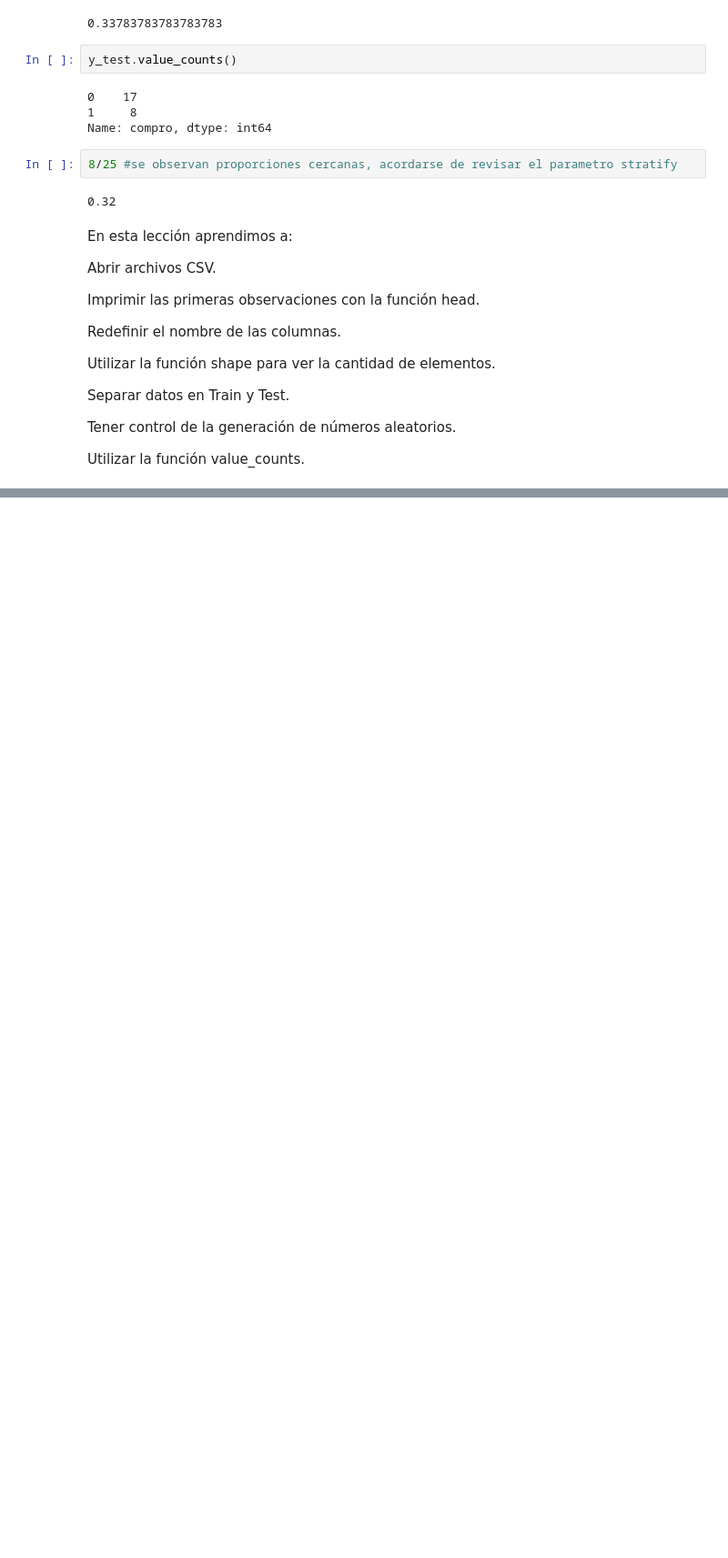
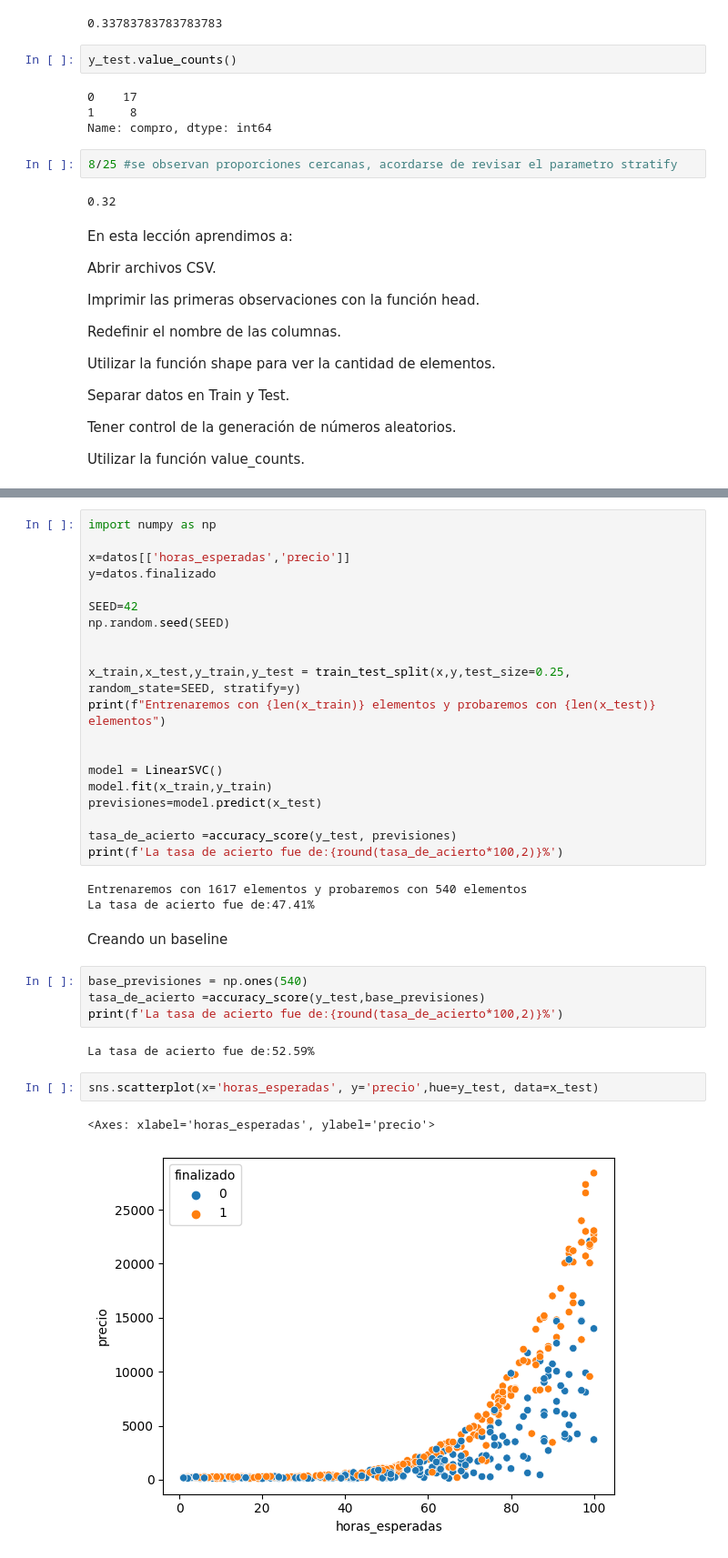
Before and after one commit to AdrianCPC/Bases_clasificacion_ML, a Jupyter notebook: ML_Clasificacion_SKLearn.ipynb, the cells around one changed output, grey strips where cells are left out. Shown: that part at 91% size. Cells and saved outputs as stored; diff of their text form; blank space fills up the shorter version.

```diff
--- a/ML_Clasificacion_SKLearn.ipynb
+++ b/ML_Clasificacion_SKLearn.ipynb
@@ -221,0 +285,36 @@ Utilizar la función value_counts.
+# %%
+import numpy as np
+
+x=datos[['horas_esperadas','precio']]
+y=datos.finalizado
+
+SEED=42
+np.random.seed(SEED)
+
+
+x_train,x_test,y_train,y_test = train_test_split(x,y,test_size=0.25, random_state=SEED, stratify=y)
+print(f"Entrenaremos con {len(x_train)} elementos y probaremos con {len(x_test)} elementos")
+
+
+model = LinearSVC()
+model.fit(x_train,y_train)
+previsiones=model.predict(x_test)
+
+tasa_de_acierto =accuracy_score(y_test, previsiones)
+print(f'La tasa de acierto fue de:{round(tasa_de_acierto*100,2)}%')
+# %% [output]
+Entrenaremos con 1617 elementos y probaremos con 540 elementos
+La tasa de acierto fue de:47.41%
+# %% [markdown]
+Creando un baseline
+# %%
+base_previsiones = np.ones(540)
+tasa_de_acierto =accuracy_score(y_test,base_previsiones)
+print(f'La tasa de acierto fue de:{round(tasa_de_acierto*100,2)}%')
+# %% [output]
+La tasa de acierto fue de:52.59%
+# %%
+sns.scatterplot(x='horas_esperadas', y='precio',hue=y_test, data=x_test)
+# %% [output]
+<Axes: xlabel='horas_esperadas', ylabel='precio'>
+[figure, added]
```
Also changed, not shown: parts of 19 cells of this notebook.
